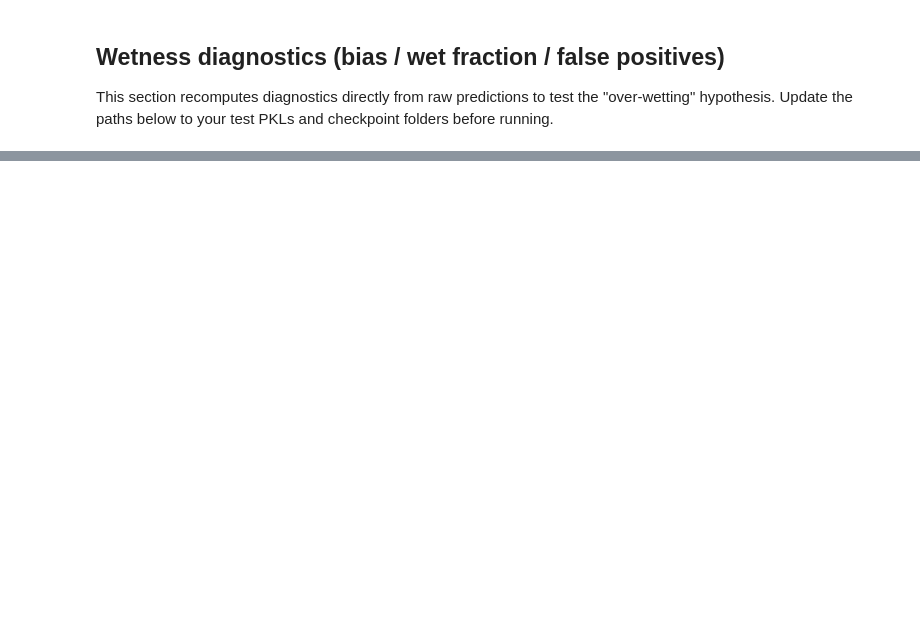
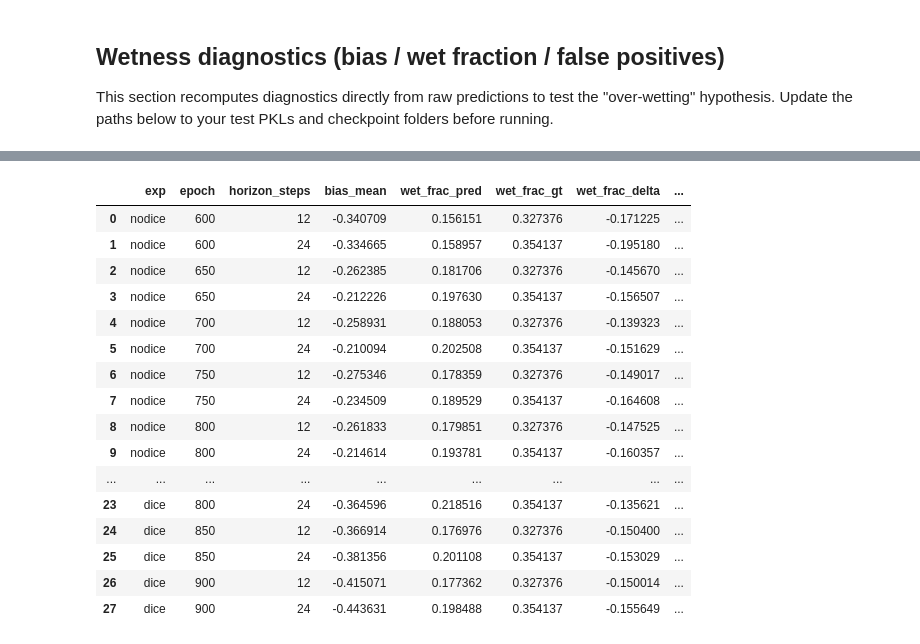
Before and after one commit to vmerc/gnn_modulus_test, a Jupyter notebook: jupyter/analysis_dice_vs_nodice.ipynb, the cells around one changed output, grey strips where cells are left out. Drawn from its saved outputs; the diff is of its cells as text; code cells hidden in the pictures; blank space fills up the shorter version.

```diff
--- a/jupyter/analysis_dice_vs_nodice.ipynb
+++ b/jupyter/analysis_dice_vs_nodice.ipynb
@@ -100,14 +0,0 @@ plot_metric("mse_h", horizons)
-# %%
-fig, axes = plt.subplots(1, len(horizons), figsize=(5 * len(horizons), 3), sharey=True)
-if len(horizons) == 1:
-    axes = [axes]
-for ax, h in zip(axes, horizons):
-    sub = merged[merged["horizon_steps"].eq(h)]
-    ax.scatter(sub["dmse_h"], sub["dcsi"], alpha=0.8)
-    ax.axhline(0, color="black", linewidth=1)
-    ax.axvline(0, color="black", linewidth=1)
-    ax.set_title(f"Delta CSI vs Delta MSE_h @ h={h}")
-    ax.set_xlabel("dmse_h (dice - nodice)")
-axes[0].set_ylabel("dcsi (dice - nodice)")
-plt.tight_layout()
-plt.show()
@@ -136,14 +1,3 @@ corr_nodice, corr_dice
-# %%
-for h in horizons:
-    sub = merged[merged["horizon_steps"].eq(h)]
-    if sub.empty:
-        continue
-    best = sub.loc[sub["dcsi"].idxmax()]
-    worst = sub.loc[sub["dcsi"].idxmin()]
-    print("h=", h)
-    print(" best epoch", int(best["epoch"]), "dcsi", best["dcsi"], "dmse_h", best["dmse_h"])
-    print(" worst epoch", int(worst["epoch"]), "dcsi", worst["dcsi"], "dmse_h", worst["dmse_h"])
-    print()
 # %% [markdown]
 ## Wetness diagnostics (bias / wet fraction / false positives)
 
@@ -172,7 +28,14 @@ device
 
 DATA_DIR = "/work/m24046/m24046mrcr/paper/Experience2/Multimesh_8_32.bin"
 DYNAMIC_DIR = [
-    # ajoute ici les PKL du test
+    "/work/m24046/m24046mrcr/results_data_30min_35_70_maillagex8/Group_1_peak_2600_Group_1_peak_2600_0_0-80_interpolated.pkl",
+    "/work/m24046/m24046mrcr/results_data_30min_35_70_maillagex8/Group_2_peak_1000_Group_2_peak_1000_0_0-80_interpolated.pkl",
+    "/work/m24046/m24046mrcr/results_data_30min_35_70_maillagex8/Group_2_peak_1200_Group_2_peak_1200_0_0-80_interpolated.pkl",
+    "/work/m24046/m24046mrcr/results_data_30min_35_70_maillagex8/Group_2_peak_1600_Group_2_peak_1600_0_0-80_interpolated.pkl",
+    "/work/m24046/m24046mrcr/results_data_30min_35_70_maillagex8/Group_4_peak_2000_Group_4_peak_2000_0_0-80_interpolated.pkl",
+    "/work/m24046/m24046mrcr/results_data_30min_35_70_maillagex8/Group_1_peak_1200_Group_1_peak_1200_0_0-80_interpolated.pkl",
+    "/work/m24046/m24046mrcr/results_data_30min_35_70_maillagex8/Group_1_peak_2400_Group_1_peak_2400_0_0-80_interpolated.pkl",
+    "/work/m24046/m24046mrcr/results_data_30min_35_70_maillagex8/Group_3_peak_3400_Group_3_peak_3400_0_0-80_interpolated.pkl",
 ]
 
 HORIZONS_STEPS = list(horizons) if 'horizons' in globals() else [12, 24]
@@ -196,11 +59,11 @@ exp_dice_name = exp_dice if 'exp_dice' in globals() else 'dice'
 EXPERIMENTS = {
     exp_nodice_name: {
         'ckpt_dir': '/work/m24046/m24046mrcr/paper/Experience3/Seed0/',
-        'epochs': [600, 650, 700, 750, 800],
+        'epochs': [600, 650, 700, 750, 800,850,900],
     },
     exp_dice_name: {
         'ckpt_dir': '/work/m24046/m24046mrcr/paper/Experience5_1/Seed0/',
-        'epochs': [600, 650, 700, 750, 800],
+        'epochs': [600, 650, 700, 750, 800,850,900],
     },
 }
 # %%
@@ -394,0 +298,20 @@ plot_wet_metrics(wet_df, HORIZONS_STEPS)
+# %%
+wet_df
+# %% [output]
+|  | exp | epoch | horizon_steps | bias_mean | wet_frac_pred | wet_frac_gt | wet_frac_delta | ... |
+| 0 | nodice | 600 | 12 | -0.340709 | 0.156151 | 0.327376 | -0.171225 | ... |
+| 1 | nodice | 600 | 24 | -0.334665 | 0.158957 | 0.354137 | -0.195180 | ... |
+| 2 | nodice | 650 | 12 | -0.262385 | 0.181706 | 0.327376 | -0.145670 | ... |
+| 3 | nodice | 650 | 24 | -0.212226 | 0.197630 | 0.354137 | -0.156507 | ... |
+| 4 | nodice | 700 | 12 | -0.258931 | 0.188053 | 0.327376 | -0.139323 | ... |
+| 5 | nodice | 700 | 24 | -0.210094 | 0.202508 | 0.354137 | -0.151629 | ... |
+| 6 | nodice | 750 | 12 | -0.275346 | 0.178359 | 0.327376 | -0.149017 | ... |
+| 7 | nodice | 750 | 24 | -0.234509 | 0.189529 | 0.354137 | -0.164608 | ... |
+| 8 | nodice | 800 | 12 | -0.261833 | 0.179851 | 0.327376 | -0.147525 | ... |
+| 9 | nodice | 800 | 24 | -0.214614 | 0.193781 | 0.354137 | -0.160357 | ... |
+| ... | ... | ... | ... | ... | ... | ... | ... | ... |
+| 23 | dice | 800 | 24 | -0.364596 | 0.218516 | 0.354137 | -0.135621 | ... |
+| 24 | dice | 850 | 12 | -0.366914 | 0.176976 | 0.327376 | -0.150400 | ... |
+| 25 | dice | 850 | 24 | -0.381356 | 0.201108 | 0.354137 | -0.153029 | ... |
+| 26 | dice | 900 | 12 | -0.415071 | 0.177362 | 0.327376 | -0.150014 | ... |
+| 27 | dice | 900 | 24 | -0.443631 | 0.198488 | 0.354137 | -0.155649 | ... |
```
Also changed, not shown: parts of 19 cells of this notebook.
